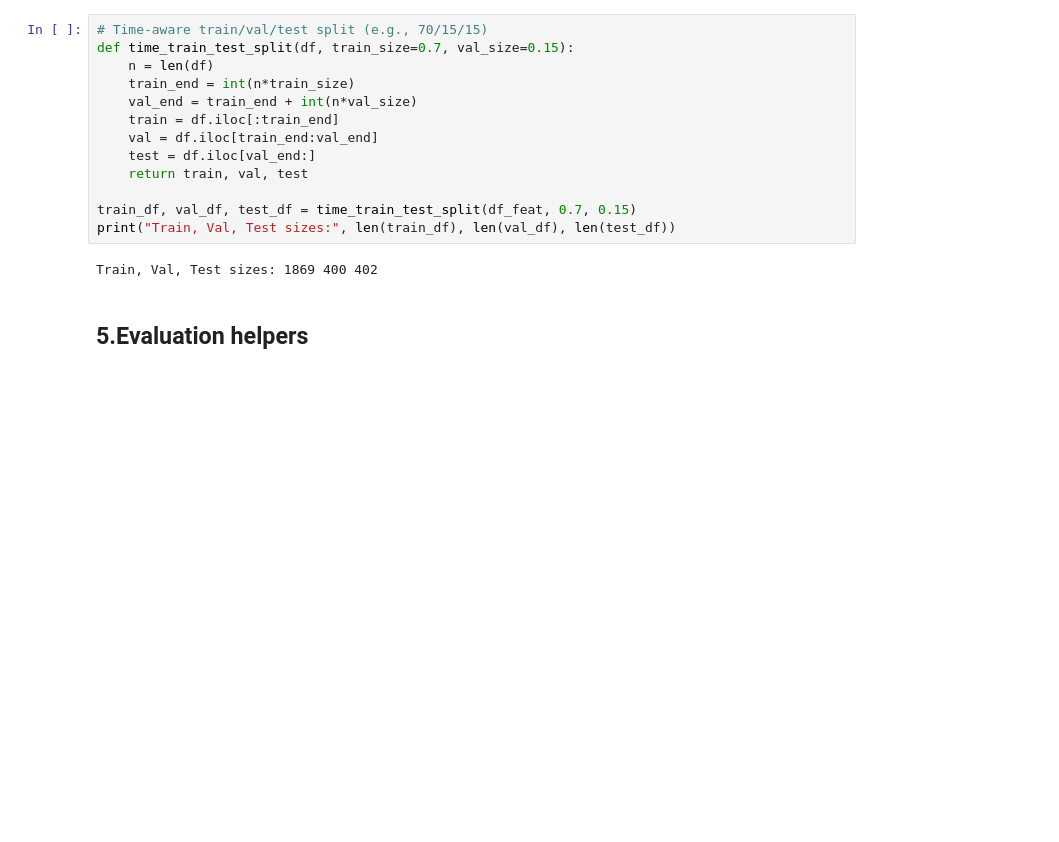
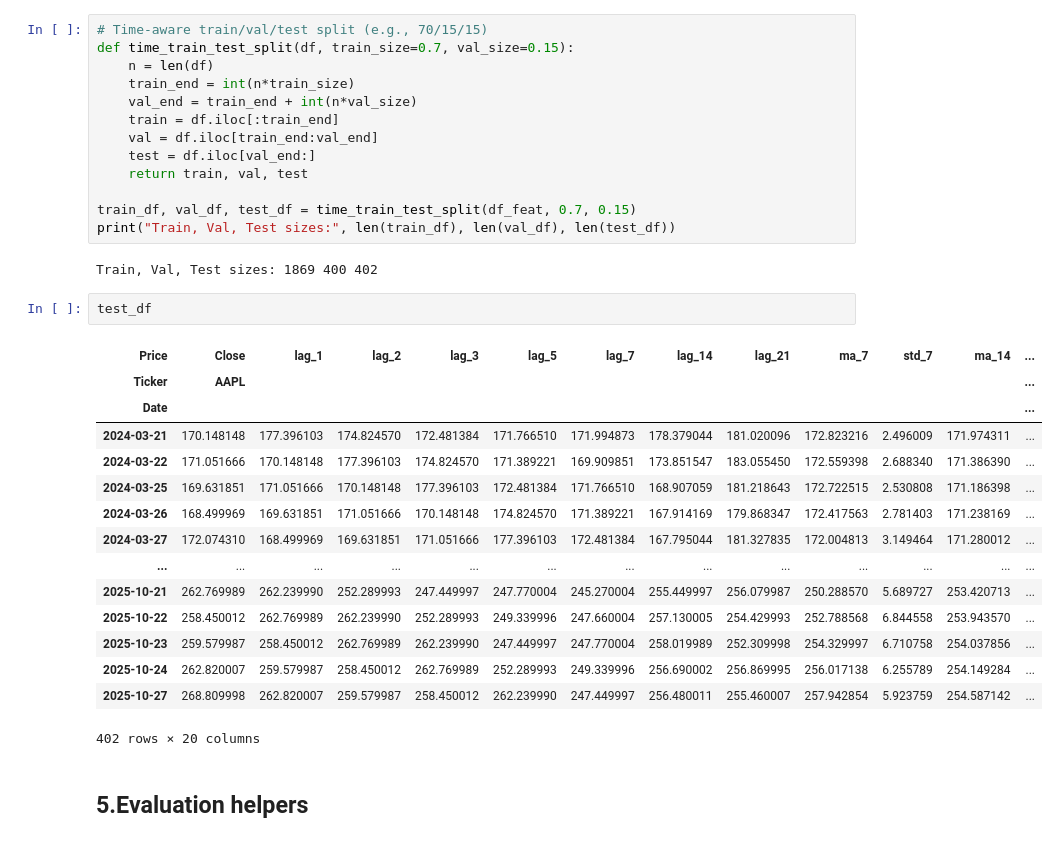
Before and after one commit to kgj1234/StockPredictionNotebook, a Jupyter notebook: Stock_Price_Forecasting_—_Time_Series.ipynb, the cells around one changed output. Drawn from its saved outputs; the diff is of its cells as text; blank space fills up the shorter version.

```diff
--- a/Stock_Price_Forecasting_—_Time_Series.ipynb
+++ b/Stock_Price_Forecasting_—_Time_Series.ipynb
@@ -208,6 +226,24 @@ train_df, val_df, test_df = time_train_test_split(df_feat, 0.7, 0.15)
 print("Train, Val, Test sizes:", len(train_df), len(val_df), len(test_df))
 # %% [output]
 Train, Val, Test sizes: 1869 400 402
+# %%
+test_df
+# %% [output]
+| Price | Close | lag_1 | lag_2 | lag_3 | lag_5 | lag_7 | lag_14 | lag_21 | ma_7 | std_7 | ma_14 | ... |
+| Ticker | AAPL |  |  |  |  |  |  |  |  |  |  | ... |
+| Date |  |  |  |  |  |  |  |  |  |  |  | ... |
+| 2024-03-21 | 170.148148 | 177.396103 | 174.824570 | 172.481384 | 171.766510 | 171.994873 | 178.379044 | 181.020096 | 172.823216 | 2.496009 | 171.974311 | ... |
+| 2024-03-22 | 171.051666 | 170.148148 | 177.396103 | 174.824570 | 171.389221 | 169.909851 | 173.851547 | 183.055450 | 172.559398 | 2.688340 | 171.386390 | ... |
+| 2024-03-25 | 169.631851 | 171.051666 | 170.148148 | 177.396103 | 172.481384 | 171.766510 | 168.907059 | 181.218643 | 172.722515 | 2.530808 | 171.186398 | ... |
+| 2024-03-26 | 168.499969 | 169.631851 | 171.051666 | 170.148148 | 174.824570 | 171.389221 | 167.914169 | 179.868347 | 172.417563 | 2.781403 | 171.238169 | ... |
+| 2024-03-27 | 172.074310 | 168.499969 | 169.631851 | 171.051666 | 177.396103 | 172.481384 | 167.795044 | 181.327835 | 172.004813 | 3.149464 | 171.280012 | ... |
+| ... | ... | ... | ... | ... | ... | ... | ... | ... | ... | ... | ... | ... |
+| 2025-10-21 | 262.769989 | 262.239990 | 252.289993 | 247.449997 | 247.770004 | 245.270004 | 255.449997 | 256.079987 | 250.288570 | 5.689727 | 253.420713 | ... |
+| 2025-10-22 | 258.450012 | 262.769989 | 262.239990 | 252.289993 | 249.339996 | 247.660004 | 257.130005 | 254.429993 | 252.788568 | 6.844558 | 253.943570 | ... |
+| 2025-10-23 | 259.579987 | 258.450012 | 262.769989 | 262.239990 | 247.449997 | 247.770004 | 258.019989 | 252.309998 | 254.329997 | 6.710758 | 254.037856 | ... |
+| 2025-10-24 | 262.820007 | 259.579987 | 258.450012 | 262.769989 | 252.289993 | 249.339996 | 256.690002 | 256.869995 | 256.017138 | 6.255789 | 254.149284 | ... |
+| 2025-10-27 | 268.809998 | 262.820007 | 259.579987 | 258.450012 | 262.239990 | 247.449997 | 256.480011 | 255.460007 | 257.942854 | 5.923759 | 254.587142 | ... |
+402 rows × 20 columns
 # %% [markdown]
 ## 5.Evaluation helpers
 # %%
```
Also changed, not shown: parts of 11 cells of this notebook.
